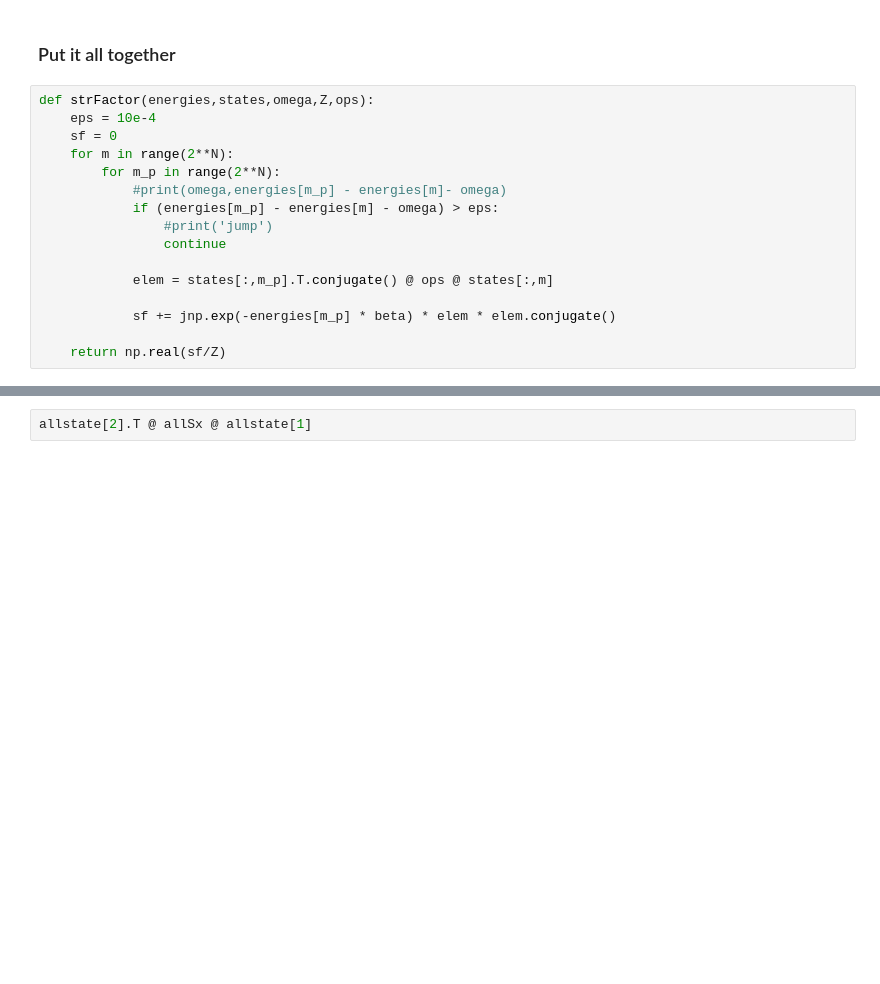
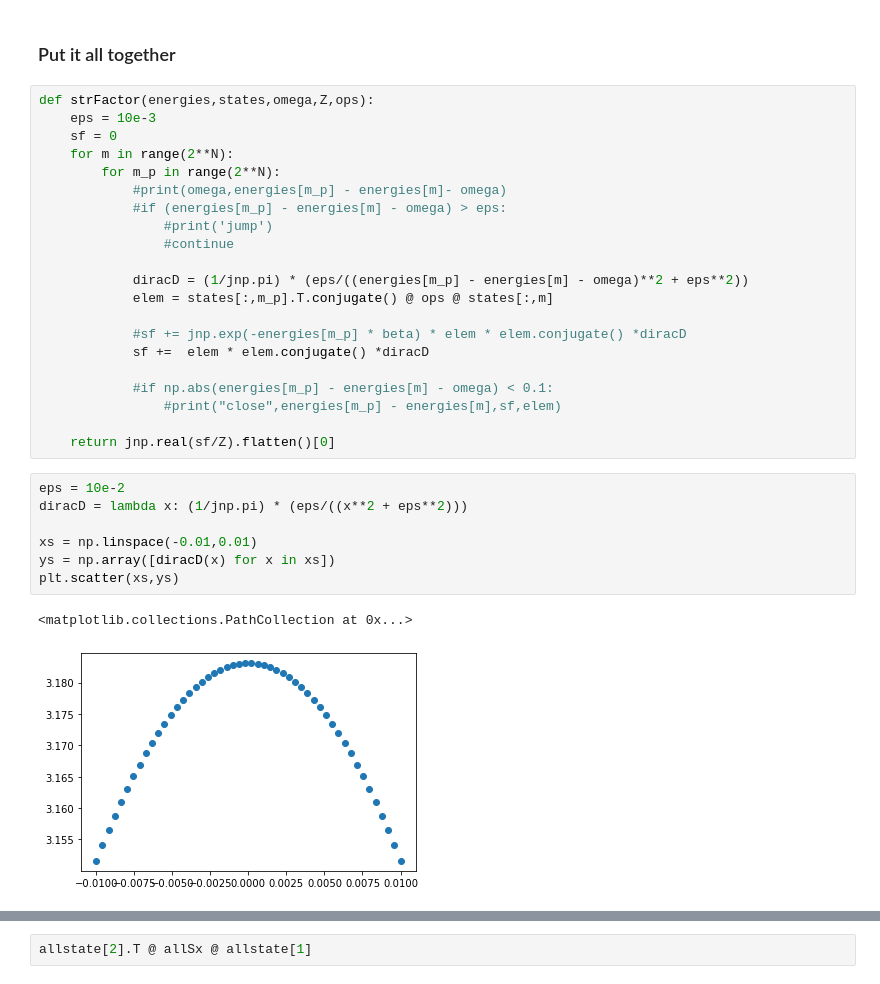
Before and after one commit to panmx-phys/MLPhys, a Jupyter notebook: PSA/Structure/playground.ipynb, the cells around one changed output, grey strips where cells are left out. Cells and saved outputs as stored; diff of their text form; blank space fills up the shorter version.

```diff
--- a/PSA/Structure/playground.ipynb
+++ b/PSA/Structure/playground.ipynb
@@ -285,20 +345,35 @@ DeviceArray([[0.81563282-1.93746254e-17j]], dtype=complex128)
 ### Put it all together
 # %%
 def strFactor(energies,states,omega,Z,ops):
-    eps = 10e-4
+    eps = 10e-3
     sf = 0
     for m in range(2**N):
         for m_p in range(2**N):
             #print(omega,energies[m_p] - energies[m]- omega)
-            if (energies[m_p] - energies[m] - omega) > eps:
+            #if (energies[m_p] - energies[m] - omega) > eps:
                 #print('jump')
-                continue
+                #continue
 
+            diracD = (1/jnp.pi) * (eps/((energies[m_p] - energies[m] - omega)**2 + eps**2))
             elem = states[:,m_p].T.conjugate() @ ops @ states[:,m]
 
-            sf += jnp.exp(-energies[m_p] * beta) * elem * elem.conjugate()
+            #sf += jnp.exp(-energies[m_p] * beta) * elem * elem.conjugate() *diracD
+            sf +=  elem * elem.conjugate() *diracD
 
-    return np.real(sf/Z)
+            #if np.abs(energies[m_p] - energies[m] - omega) < 0.1:
+                #print("close",energies[m_p] - energies[m],sf,elem)
+
+    return jnp.real(sf/Z).flatten()[0]
+# %%
+eps = 10e-2
+diracD = lambda x: (1/jnp.pi) * (eps/((x**2 + eps**2)))
+
+xs = np.linspace(-0.01,0.01)
+ys = np.array([diracD(x) for x in xs])
+plt.scatter(xs,ys)
+# %% [output]
+<matplotlib.collections.PathCollection at 0x...>
+[figure, added]
 # %%
 exactEnergies = jnp.linalg.eig(H)[0]
 exactStates = jnp.linalg.eig(H)[1]
```
Also changed, not shown: parts of 17 cells of this notebook, 6 other files.
